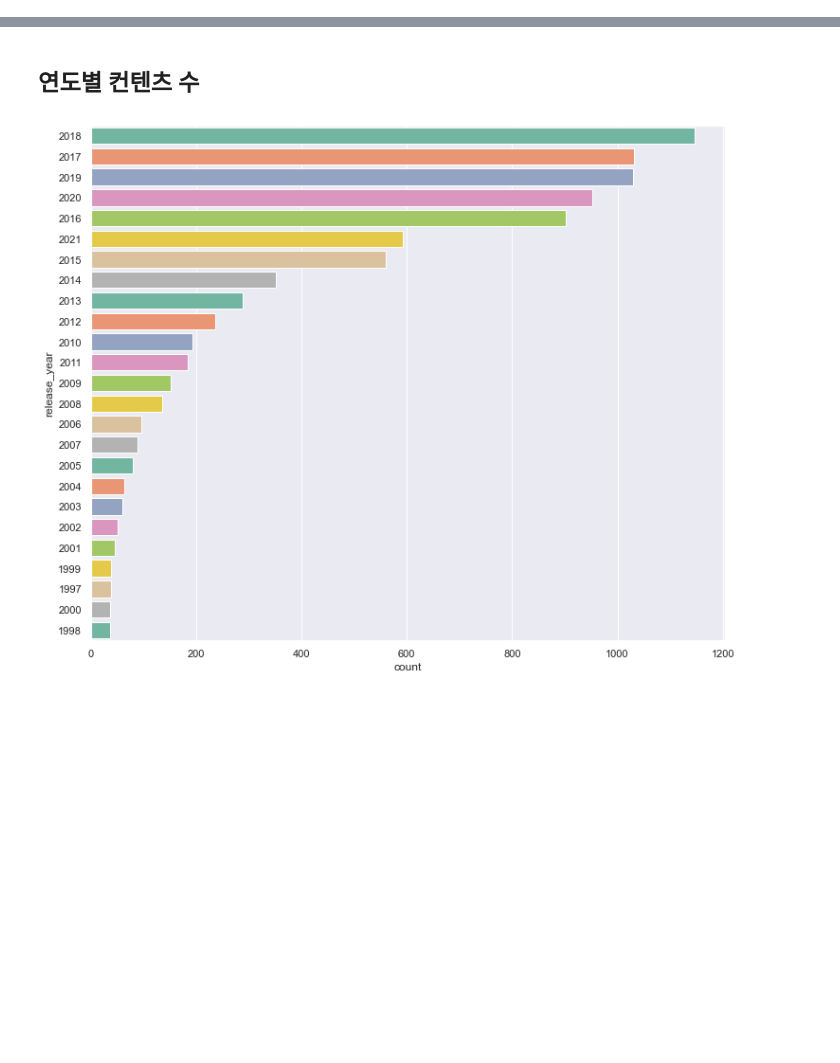
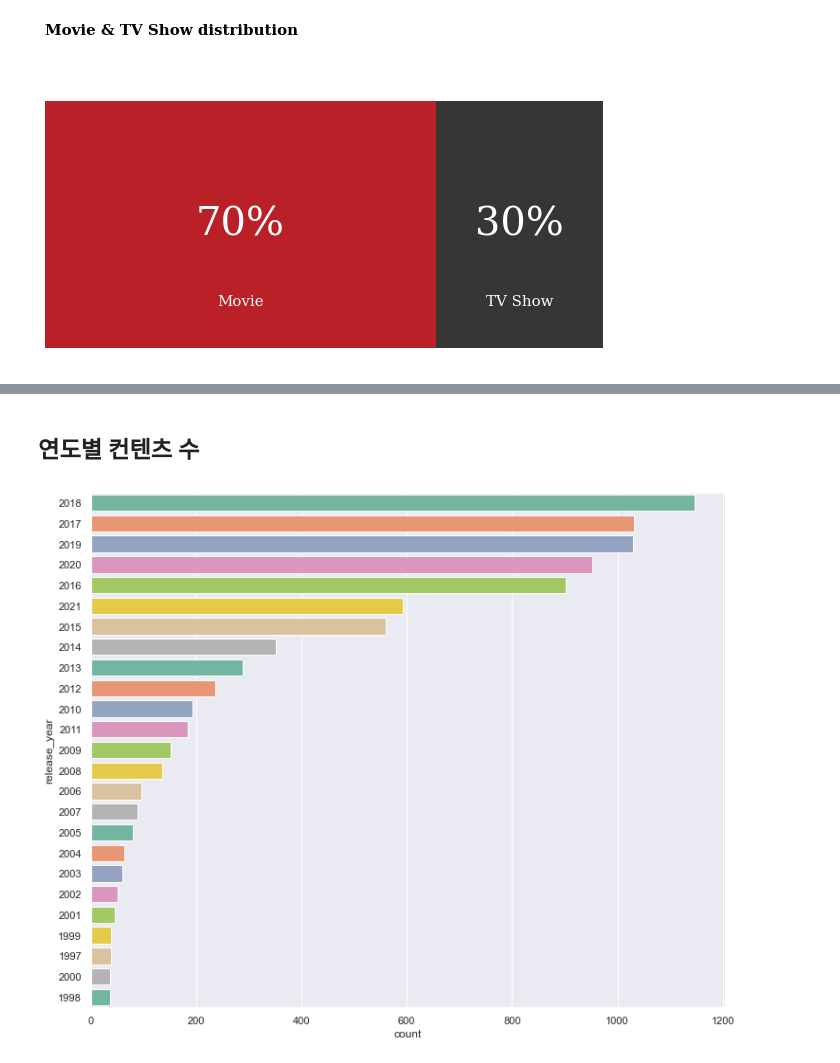
Before and after one commit to del-luna/aiffel, a Jupyter notebook: datathon/netflix.ipynb, the cells around one changed output, grey strips where cells are left out. Cells and saved outputs as stored; diff of their text form; code cells hidden in the pictures; blank space fills up the shorter version.

```diff
--- a/datathon/netflix.ipynb
+++ b/datathon/netflix.ipynb
@@ -23,8 +23,8 @@ import matplotlib.pyplot as plt
 import plotly.graph_objects as go
 warnings.filterwarnings(action='ignore')
 # %%
-netflix_origin = pd.read_csv('./archive/netflix_titles.csv')
-netflix_origin.head()
+df = pd.read_csv('../../../archive/netflix_titles.csv')
+df.head()
 # %% [output]
 |  | show_id | type | title | director | cast | country | date_added | release_year | rating | duration | ... |
 | 0 | s1 | Movie | Dick Johnson Is Dead | Kirsten Johnson | NaN | United States | September 25, 2021 | 2020 | PG-13 | 90 min | ... |
@@ -32,3 +32,9 @@ netflix_origin.head()
 | 2 | s3 | TV Show | Ganglands | Julien Leclercq | Sami Bouajila, Tracy Gotoas, Samu... | NaN | September 24, 2021 | 2021 | TV-MA | 1 Season | ... |
 | 3 | s4 | TV Show | Jailbirds New Orleans | NaN | NaN | NaN | September 24, 2021 | 2021 | TV-MA | 1 Season | ... |
 | 4 | s5 | TV Show | Kota Factory | NaN | Mayur More, Jitendra Kumar, Ranja... | India | September 24, 2021 | 2021 | TV-MA | 2 Seasons | ... |
+# %%
+df["date_added"] = pd.to_datetime(df['date_added'])
+
+df['month_added']=df['date_added'].dt.month
+df['month_name_added']=df['date_added'].dt.month_name()
+df['year_added'] = df['date_added'].dt.year
@@ -34,0 +54,3 @@ netflix_origin.head()
+# %%
+df['first_country'] = df['country'].apply(lambda x: x.split(",")[0])
+df['first_country']
@@ -34,0 +84,44 @@ netflix_origin.head()
+# %%
+x=df.groupby(['type'])['type'].count()
+y=len(df)
+r=((x/y)).round(2)
+
+mf_ratio = pd.DataFrame(r).T
+# %%
+idx = mf_ratio.index
+fig, ax = plt.subplots(1,1,figsize=(10, 5))
+
+ax.barh(mf_ratio.index, mf_ratio['Movie'],
+        color='#b20710', alpha=0.9, label='Male')
+ax.barh(mf_ratio.index, mf_ratio['TV Show'], left=mf_ratio['Movie'],
+        color='#221f1f', alpha=0.9, label='Female')
+
+ax.set_xlim(0, 1)
+ax.set_xticks([])
+ax.set_yticks([])
+
+ax.annotate(f"{int(mf_ratio['Movie'][idx]*100)}%",
+               xy=(mf_ratio['Movie'][idx]/2, i),
+               va = 'center', ha='center',fontsize=40, fontweight='light', fontfamily='serif',
+               color='white')
+
+ax.annotate("Movie",
+               xy=(mf_ratio['Movie'][idx]/2, -0.25),
+               va = 'center', ha='center',fontsize=15, fontweight='light', fontfamily='serif',
+               color='white')
+
+ax.annotate(f"{int(mf_ratio['TV Show'][idx]*100)}%",
+               xy=(mf_ratio['Movie'][idx]+mf_ratio['TV Show'][idx]/2, i),
+               va = 'center', ha='center',fontsize=40, fontweight='light', fontfamily='serif',
+               color='white')
+ax.annotate("TV Show",
+               xy=(mf_ratio['Movie'][idx]+mf_ratio['TV Show'][idx]/2, -0.25),
+               va = 'center', ha='center',fontsize=15, fontweight='light', fontfamily='serif',
+               color='white')
+
+fig.text(0.125,1.03,'Movie & TV Show distribution', fontfamily='serif',fontsize=15, fontweight='bold')
+for s in ['top', 'left', 'right', 'bottom']:
+    ax.spines[s].set_visible(False)
+plt.show()
+# %% [output]
+[figure, added]
```
Also changed, not shown: parts of 19 cells of this notebook.
